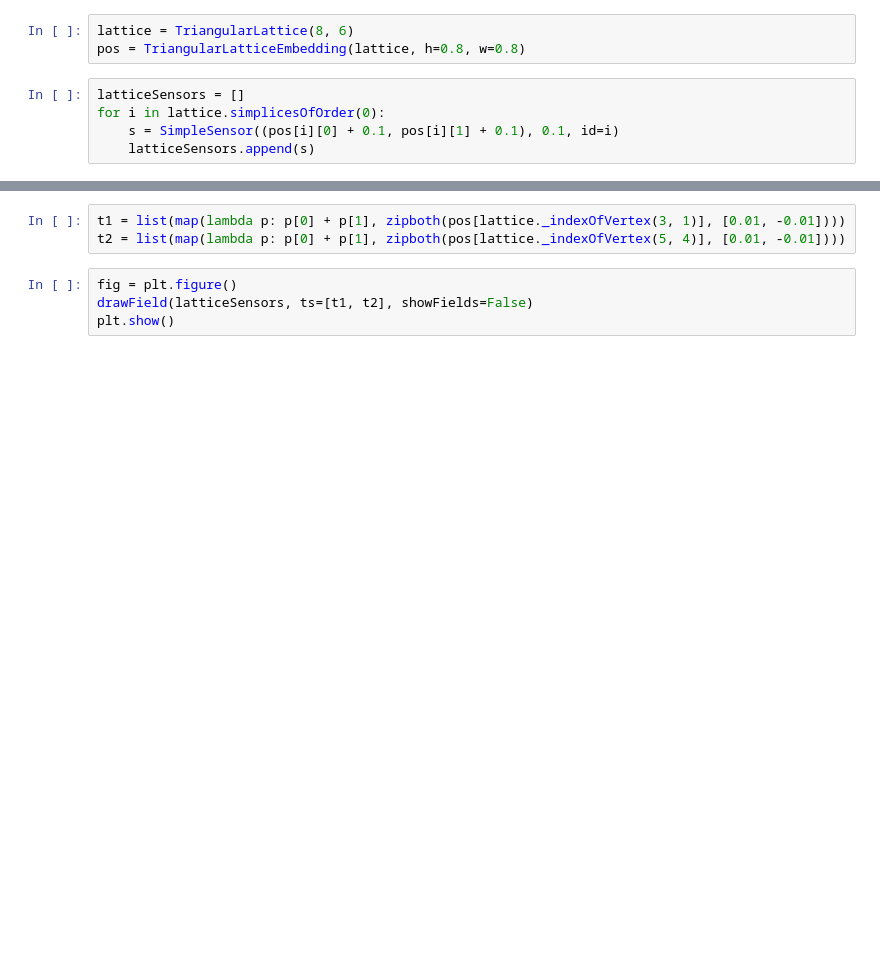
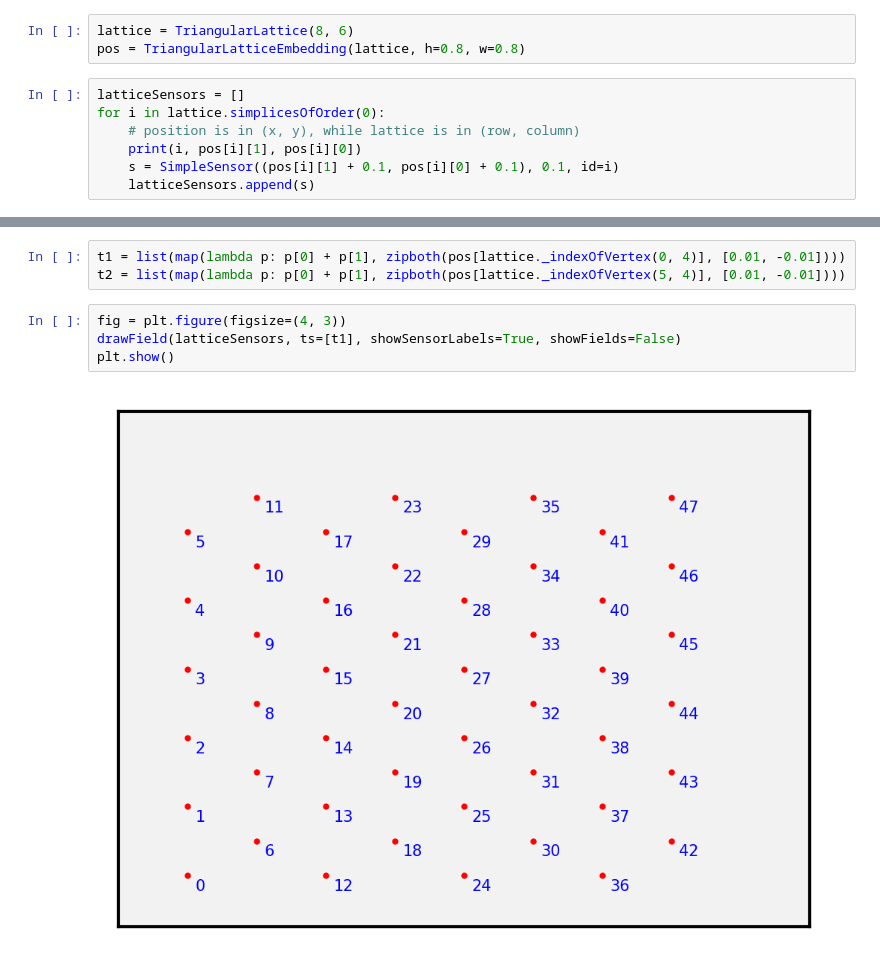
Before and after one commit to simoninireland/sensor-playground, a Jupyter notebook: euler.ipynb, the cells around one changed output, grey strips where cells are left out. Cells and saved outputs as stored; diff of their text form; blank space fills up the shorter version.

Commit message:
Updated lattice (not finished)

```diff
--- a/euler.ipynb
+++ b/euler.ipynb
@@ -156,5 +158,7 @@ pos = TriangularLatticeEmbedding(lattice, h=0.8, w=0.8)
 # %%
 latticeSensors = []
 for i in lattice.simplicesOfOrder(0):
-    s = SimpleSensor((pos[i][0] + 0.1, pos[i][1] + 0.1), 0.1, id=i)
+    # position is in (x, y), while lattice is in (row, column)
+    print(i, pos[i][1], pos[i][0])
+    s = SimpleSensor((pos[i][1] + 0.1, pos[i][0] + 0.1), 0.1, id=i)
     latticeSensors.append(s)
@@ -161,7 +183,9 @@ for i in lattice.simplicesOfOrder(0):
 # %%
-t1 = list(map(lambda p: p[0] + p[1], zipboth(pos[lattice._indexOfVertex(3, 1)], [0.01, -0.01])))
+t1 = list(map(lambda p: p[0] + p[1], zipboth(pos[lattice._indexOfVertex(0, 4)], [0.01, -0.01])))
 t2 = list(map(lambda p: p[0] + p[1], zipboth(pos[lattice._indexOfVertex(5, 4)], [0.01, -0.01])))
 # %%
-fig = plt.figure()
-drawField(latticeSensors, ts=[t1, t2], showFields=False)
+fig = plt.figure(figsize=(4, 3))
+drawField(latticeSensors, ts=[t1], showSensorLabels=True, showFields=False)
 plt.show()
+# %% [output]
+[figure, added]
```
Also changed, not shown: parts of 4 cells of this notebook.
